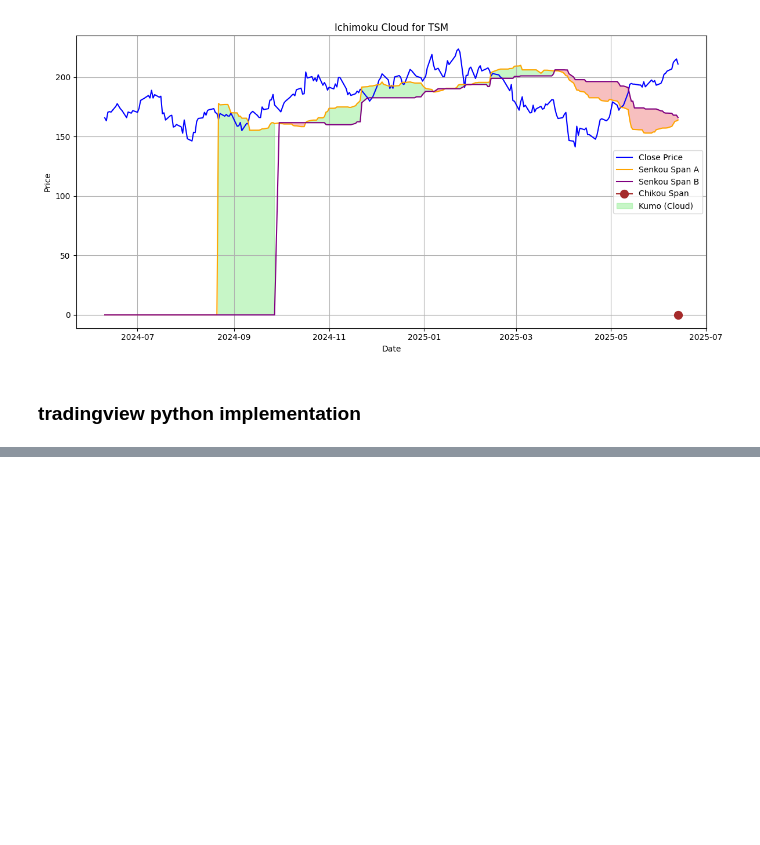
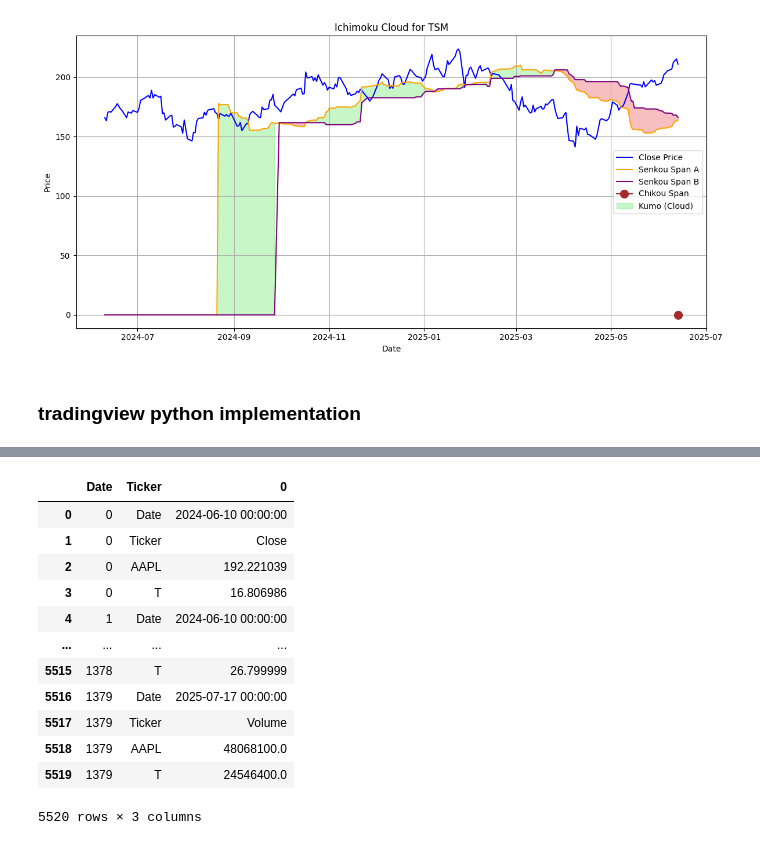
Before and after one commit to cctong-castiel/trading_playground, a Jupyter notebook: test_plotting_finance.ipynb, the cells around one changed output, grey strips where cells are left out. Saved outputs shown, nothing was run; the diff lists cells and outputs as text; code cells hidden in the pictures; blank space fills up the shorter version.

```diff
--- a/test_plotting_finance.ipynb
+++ b/test_plotting_finance.ipynb
@@ -882,0 +998,19 @@ chart.show(block=True)
+# %%
+# make the Ticker symbol be the frist column and all the T and AAPL stocks data(close, open, high, low, volume) stack on those columns
+data = data.stack(level=0).rename_axis(['Date', 'Ticker']).reset_index()
+# data.columns = data.columns.droplevel(1)
+data
+# %% [output]
+|  | Date | Ticker | 0 |
+| 0 | 0 | Date | 2024-06-10 00:00:00 |
+| 1 | 0 | Ticker | Close |
+| 2 | 0 | AAPL | 192.221039 |
+| 3 | 0 | T | 16.806986 |
+| 4 | 1 | Date | 2024-06-10 00:00:00 |
+| ... | ... | ... | ... |
+| 5515 | 1378 | T | 26.799999 |
+| 5516 | 1379 | Date | 2025-07-17 00:00:00 |
+| 5517 | 1379 | Ticker | Volume |
+| 5518 | 1379 | AAPL | 48068100.0 |
+| 5519 | 1379 | T | 24546400.0 |
+5520 rows × 3 columns
```
Also changed, not shown: parts of 19 cells of this notebook, 2 other files.
